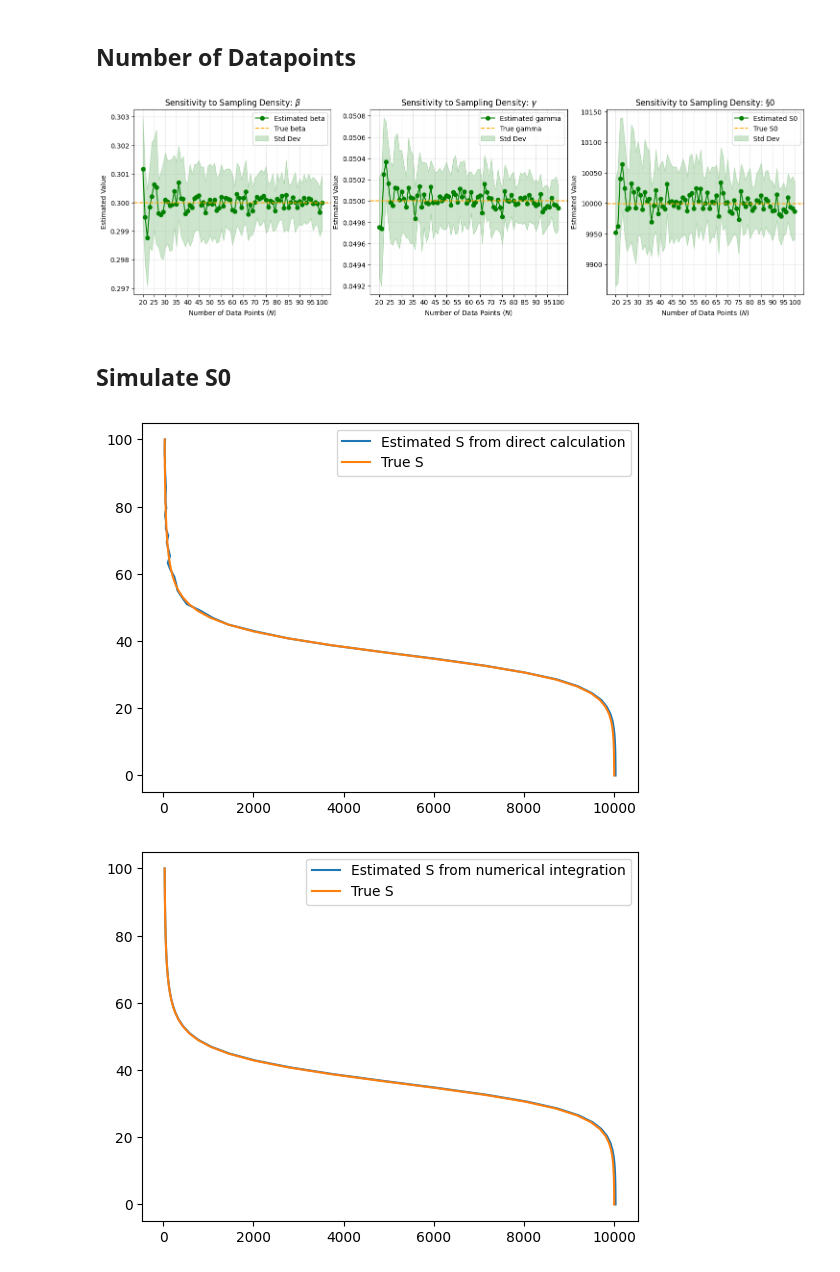
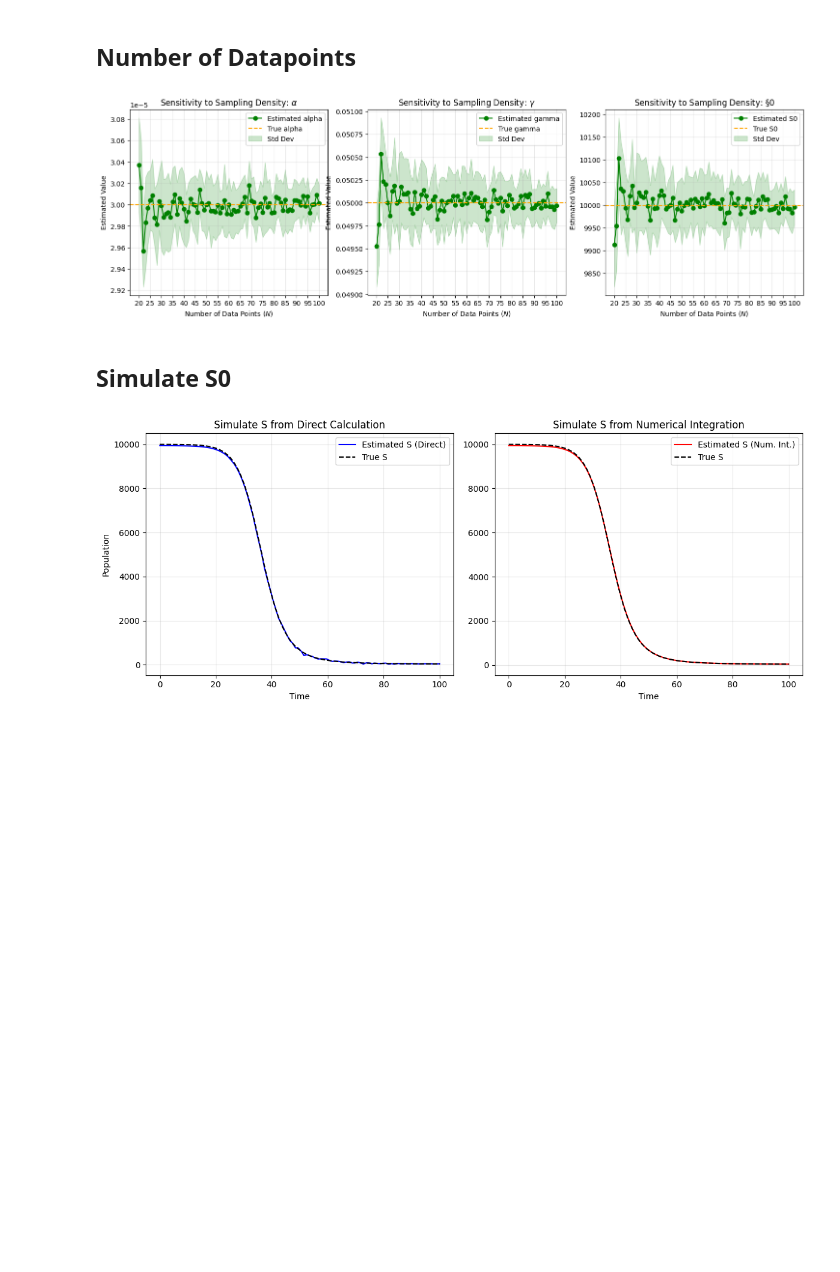
Before and after one commit to JingyanZhang-Chloe/model_integration, a Jupyter notebook: src/SIR/para_estimation.ipynb, the cells around one changed output. Cells and saved outputs as stored; diff of their text form; code cells hidden in the pictures; blank space fills up the shorter version.

```diff
--- a/src/SIR/para_estimation.ipynb
+++ b/src/SIR/para_estimation.ipynb
@@ -102,17 +120,19 @@ plt.show()
 # %%
 num_of_data_points = [1 * i for i in range(20, 101)]
 
+# initial guess for alpha and gamma and S0
+alpha0 = 0.00001
+gamma0 = 0.01
+S00 = 6000
+x0 = [alpha0, gamma0, S00]
+
+num_of_iterations = 20
+
 results = {
-    "beta": {"mean": [], "std": []},
+    "alpha": {"mean": [], "std": []},
     "gamma": {"mean": [], "std": []},
     "S0":   {"mean": [], "std": []}
 }
-
-# initial guess for beta and gamma and S0
-beta0 = 0.1
-gamma0 = 0.01
-S00 = 5000
-x0 = [beta0, gamma0, S00]
 
 num_of_iterations = 20
 
@@ -120,20 +140,20 @@ for steps in num_of_data_points:
     t = np.linspace(0, 100, steps)
     S, I, R = simulate_sir(t)
 
-    beta_results = []
+    alpha_results = []
     gamma_results = []
     S0_results = []
     for _ in range(num_of_iterations):
         I_data = I + np.random.normal(0, 0.01 * I, size=I.shape)
 
-        res = least_squares(residual, x0, args=(I_data, t))
+        res = least_squares(residual, x0, args=(I_data, t), bounds=(0, np.inf), x_scale=scales)
 
-        beta_results.append(res.x[0])
+        alpha_results.append(res.x[0])
         gamma_results.append(res.x[1])
         S0_results.append(res.x[2])
 
-    results["beta"]["mean"].append(np.mean(beta_results))
-    results["beta"]["std"].append(np.std(beta_results))
+    results["alpha"]["mean"].append(np.mean(alpha_results))
+    results["alpha"]["std"].append(np.std(alpha_results))
 
     results["gamma"]["mean"].append(np.mean(gamma_results))
     results["gamma"]["std"].append(np.std(gamma_results))
@@ -143,8 +163,8 @@ for steps in num_of_data_points:
 
 # plot
 fig, axes = plt.subplots(1, 3, figsize=(18, 5))
-param_names = ["beta", "gamma", "S0"]
-true_params = [beta, gamma, S0]
+param_names = ["alpha", "gamma", "S0"]
+true_params = [alpha, gamma, S0]
 
 for i, param in enumerate(param_names):
     ax = axes[i]
@@ -169,39 +189,49 @@ for i, param in enumerate(param_names):
 
 plt.show()
 # %% [output]
-[figure, old version]
+[figure, new version]
 # %% [markdown]
 ## Simulate S0
 # %%
 I_data = I + np.random.normal(0, 0.01 * I, size=I.shape)
 
-# initial guess
-beta0 = 0.1
-gamma0 = 0.03
+# initial guess for alpha and gamma and S0
+alpha0 = 0.00001
+gamma0 = 0.01
 S00 = 6000
-x0 = [beta0, gamma0, S00]
+x0 = [alpha0, gamma0, S00]
 
-res = least_squares(residual, x0, args=(I_data, t))
-beta_hat, gamma_hat, S0_hat = tuple(res.x)
+res = least_squares(residual, x0, args=(I_data, t), bounds=(0, np.inf), x_scale=scales)
+alpha_hat, gamma_hat, S0_hat = tuple(res.x)
 
 # from the relationship equation
 I_int = np.array([simpson(I_data[:i + 1], t[:i + 1]) for i in range(len(t))])
 S_hat = S0_hat - I_data + I_data[0] - gamma_hat * I_int
 
 # from numerical integration
-solution_hat = scipy.integrate.odeint(SIR, [S0_hat, I_data[0], R0], t, args=(beta_hat, gamma_hat))
+solution_hat = scipy.integrate.odeint(SIR, [S0_hat, I_data[0], R0], t, args=(alpha_hat, gamma_hat))
 S_hat_2 = solution_hat.T[0]
 
-# plot
-plt.plot(S_hat, t, label="Estimated S from direct calculation")
-plt.plot(S, t, label="True S")
-plt.legend()
+fig, axes = plt.subplots(1, 2, figsize=(12, 5))
+
+# --- Plot 1: Direct Calculation ---
+axes[0].plot(t, S_hat, label="Estimated S (Direct)", color='blue')
+axes[0].plot(t, S, label="True S", color='black', linestyle='--')
+axes[0].set_title("Simulate S from Direct Calculation")
+axes[0].set_xlabel("Time")
+axes[0].set_ylabel("Population")
+axes[0].legend()
+axes[0].grid(True, alpha=0.3)
+
+# --- Plot 2: Numerical Integration ---
+axes[1].plot(t, S_hat_2, label="Estimated S (Num. Int.)", color='red')
+axes[1].plot(t, S, label="True S", color='black', linestyle='--')
+axes[1].set_title("Simulate S from Numerical Integration")
+axes[1].set_xlabel("Time")
+axes[1].legend()
+axes[1].grid(True, alpha=0.3)
+
+plt.tight_layout()
 plt.show()
-
-plt.plot(S_hat_2, t, label="Estimated S from numerical integration")
-plt.plot(S, t, label="True S")
-plt.legend()
-plt.show()
 # %% [output]
-[figure, old version]
+[figure, new version]
-[figure, removed]
```
Also changed, not shown: parts of 2 cells of this notebook, 4 other files.
